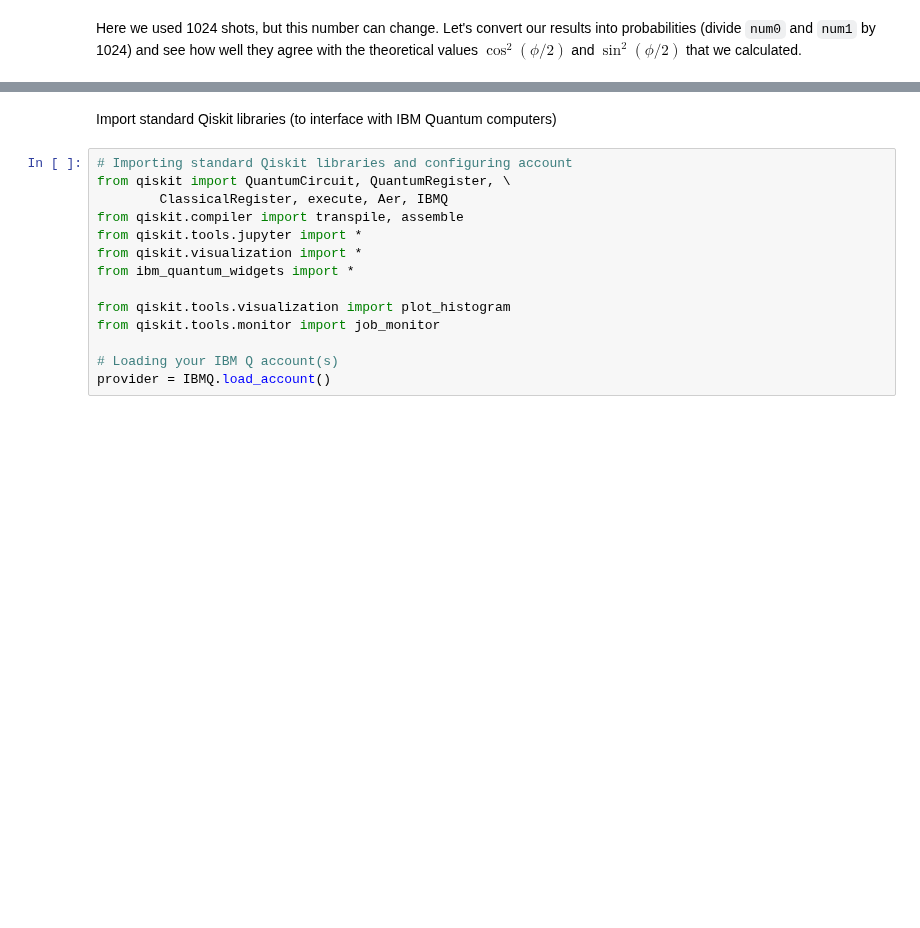
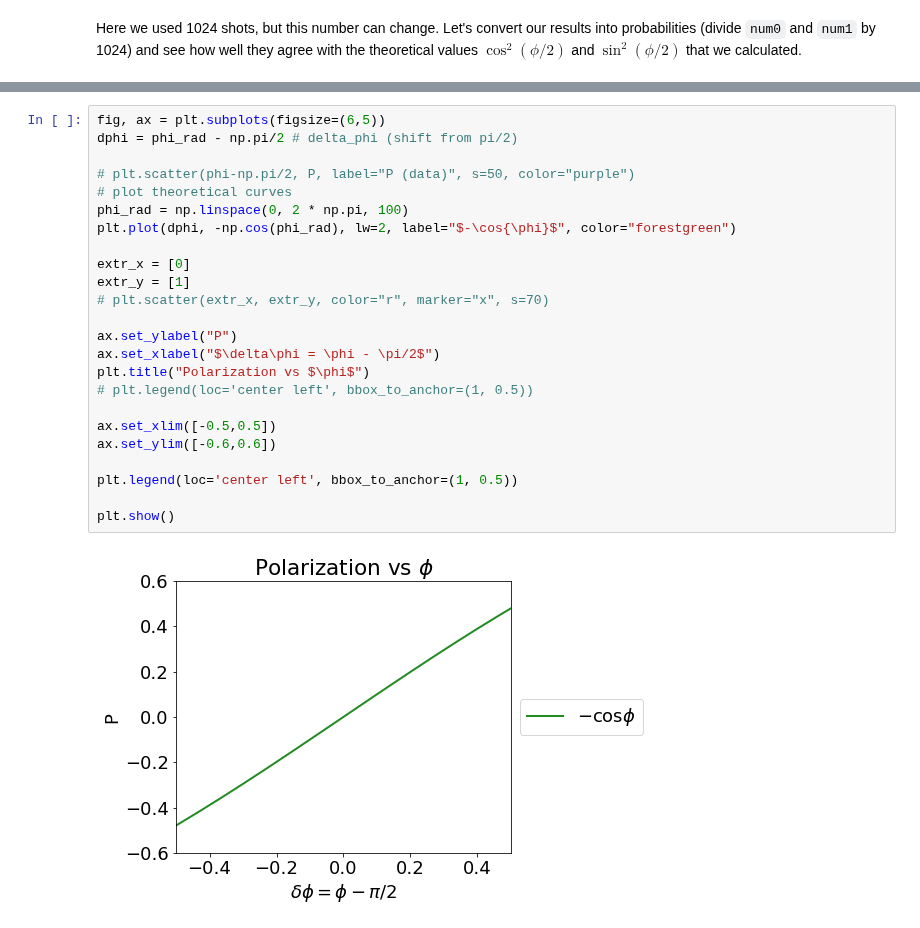
Before and after one commit to tinatn29/LIGO-code, a Jupyter notebook: SPLASH_demo.ipynb, the cells around one changed output, grey strips where cells are left out. Cells and saved outputs as stored; diff of their text form; blank space fills up the shorter version.

```diff
--- a/SPLASH_demo.ipynb
+++ b/SPLASH_demo.ipynb
@@ -128,16 +136,26 @@ plt.show()
-# %% [markdown]
-Import standard Qiskit libraries (to interface with IBM Quantum computers)
-# %%
-# Importing standard Qiskit libraries and configuring account
-from qiskit import QuantumCircuit, QuantumRegister, \
-        ClassicalRegister, execute, Aer, IBMQ
-from qiskit.compiler import transpile, assemble
-from qiskit.tools.jupyter import *
-from qiskit.visualization import *
-from ibm_quantum_widgets import *
-
-from qiskit.tools.visualization import plot_histogram
-from qiskit.tools.monitor import job_monitor
-
-# Loading your IBM Q account(s)
-provider = IBMQ.load_account()
+# %%
+fig, ax = plt.subplots(figsize=(6,5))
+dphi = phi_rad - np.pi/2 # delta_phi (shift from pi/2)
+
+# plt.scatter(phi-np.pi/2, P, label="P (data)", s=50, color="purple")
+# plot theoretical curves
+phi_rad = np.linspace(0, 2 * np.pi, 100)
+plt.plot(dphi, -np.cos(phi_rad), lw=2, label="$-\cos{\phi}$", color="forestgreen")
+
+extr_x = [0]
+extr_y = [1]
+# plt.scatter(extr_x, extr_y, color="r", marker="x", s=70)
+
+ax.set_ylabel("P")
+ax.set_xlabel("$\delta\phi = \phi - \pi/2$")
+plt.title("Polarization vs $\phi$")
+# plt.legend(loc='center left', bbox_to_anchor=(1, 0.5))
+
+ax.set_xlim([-0.5,0.5])
+ax.set_ylim([-0.6,0.6])
+
+plt.legend(loc='center left', bbox_to_anchor=(1, 0.5))
+
+plt.show()
+# %% [output]
+[figure, added]
```
Also changed, not shown: parts of 18 cells of this notebook.
